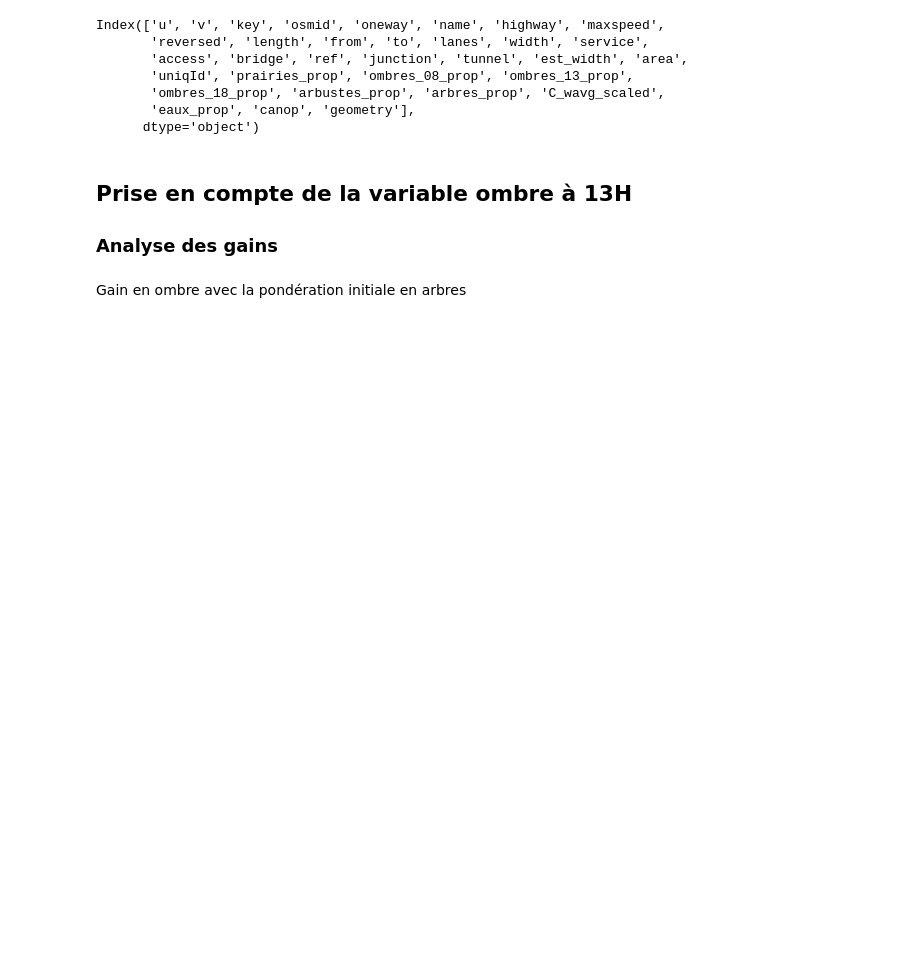
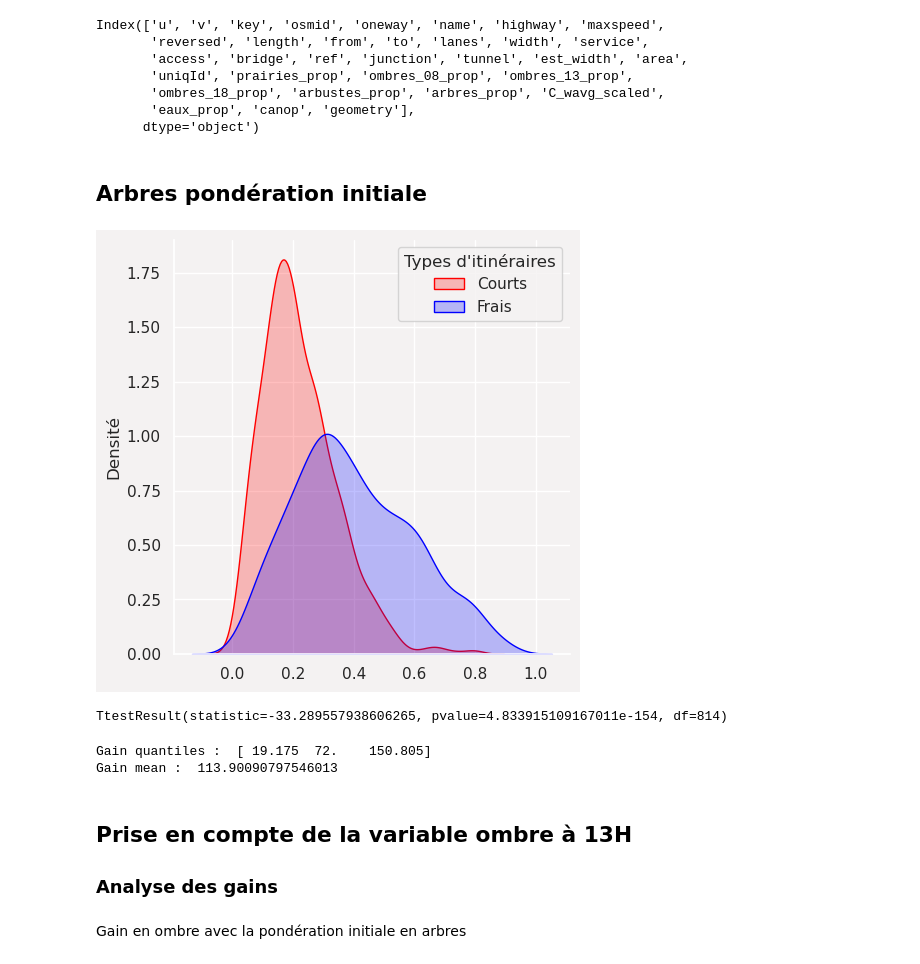
Before and after one commit to datagora-erasme/itineraire_fraicheur, a Jupyter notebook: backend/score_calculation_it/analyse_pipeline_new.ipynb, the cells around one changed output. Drawn from its saved outputs; the diff is of its cells as text; code cells hidden in the pictures; blank space fills up the shorter version.

```diff
--- a/backend/score_calculation_it/analyse_pipeline_new.ipynb
+++ b/backend/score_calculation_it/analyse_pipeline_new.ipynb
@@ -245,22 +245,10 @@ def plot_distribution_by_category(dataframe, target_column, category_column, cat
     plt.tight_layout()
     plt.show()
 
-    def sns_plot(data, variable):
-        sns.set(rc={'axes.facecolor':'#f4f2f2', 'figure.facecolor':'#f4f2f2'})
-        colour_palette = {"IF": "blue", "LEN": "red"}
-        legend = {"IF": "Frais", "LEN": "Courts"}
-        sns.displot(data, x=variable, kind="kde", hue="type", fill=True, legend=False, palette=colour_palette)
-
-        plt.ylabel("Densité")
-        plt.xlabel("")
-
-        plt.legend(title="Types d'itinéraires", labels=legend.values())
-        plt.show()
-
 def sns_plot(data, variable):
     sns.set(rc={'axes.facecolor':'#f4f2f2', 'figure.facecolor':'#f4f2f2'})
     colour_palette = {"IF": "blue", "LEN": "red"}
-    legend = {"IF": "Frais", "LEN": "Courts"}
+    legend = {"LEN": "Courts", "IF": "Frais"}
     sns.displot(data, x=variable, kind="kde", hue="type", fill=True, legend=False, palette=colour_palette)
 
     plt.ylabel("Densité")
@@ -373,6 +361,21 @@ def gain_compare_key(key, column, hour=False):
     all_percent_diff = compare_gain(if_it[column], if_len[column])
 
     return all_percent_diff
+# %% [markdown]
+## Arbres pondération initiale
+# %%
+sns_plot_key("P0_01O0_01At0_01Ar10C0_01E0_01Ca0_01", "mean_arbres_prop", hour=False)
+# %% [output]
+[figure, added]
+# %%
+test_students_key("P0_01O0_01At0_01Ar10C0_01E0_01Ca0_01", "mean_arbres_prop")
+# %% [output]
+TtestResult(statistic=-33.289557938606265, pvalue=4.833915109167011e-154, df=814)
+# %%
+gain_arbres = gain_compare_key("P0_01O0_01At0_01Ar10C0_01E0_01Ca0_01", "mean_arbres_prop")
+# %% [output]
+Gain quantiles :  [ 19.175  72.    150.805]
+Gain mean :  113.90090797546013
 # %% [markdown]
 ## Prise en compte de la variable ombre à 13H
 
```
Also changed, not shown: parts of 10 cells of this notebook, 1 other file.
